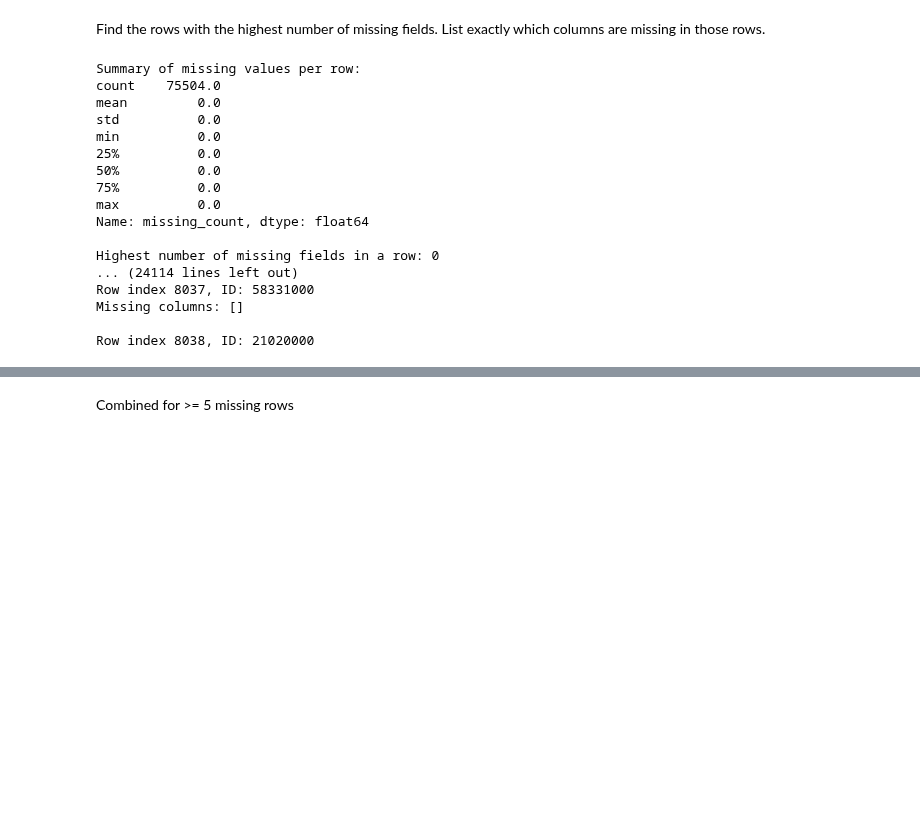
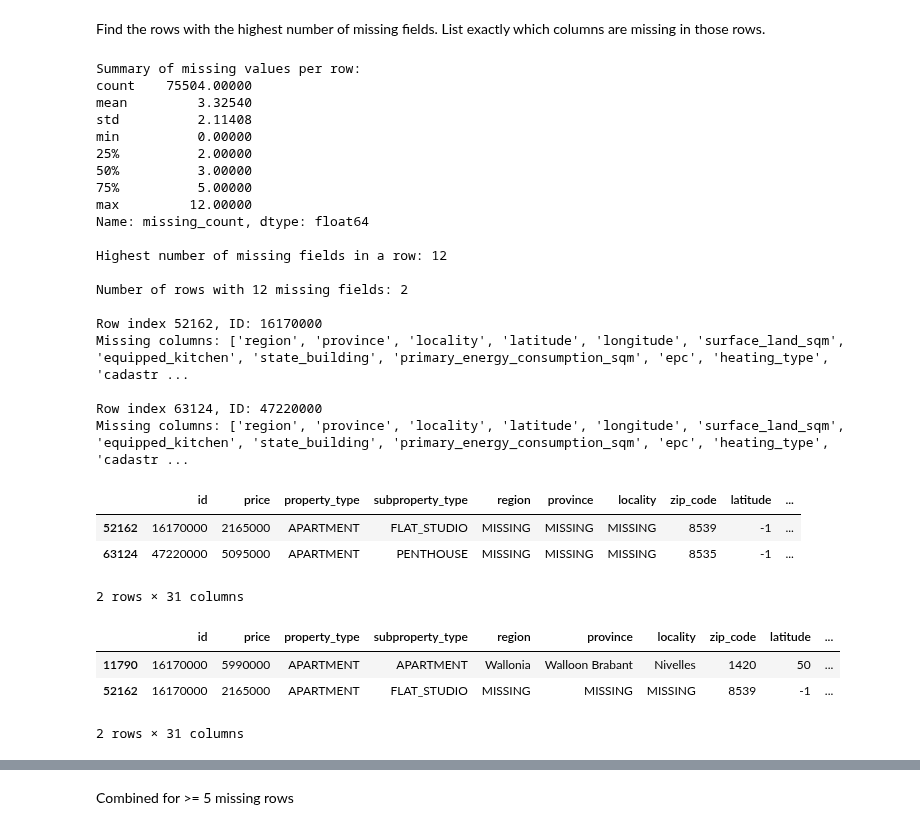
Before and after one commit to Lalovan/Real-estate-price-prediction-Data-analysis, a Jupyter notebook: Kristin/analysis_brainstorming_-1.ipynb, the cells around one changed output, grey strips where cells are left out. Drawn from its saved outputs; the diff is of its cells as text; code cells hidden in the pictures; blank space fills up the shorter version.

```diff
--- a/Kristin/analysis_brainstorming_-1.ipynb
+++ b/Kristin/analysis_brainstorming_-1.ipynb
@@ -8,12 +8,16 @@ import pandas as pd
 file_path = '../Kristin/cleaned_properties_-1.csv'
 df = pd.read_csv(file_path)
 
-# Define a function to detect missing values: NaN or -1
+# Define missing: NaN, -1, or 'MISSING' string (case-insensitive)
 def is_missing(x):
-    return pd.isna(x) or x == -1
+    if pd.isna(x) or x == -1:
+        return True
+    if isinstance(x, str) and x.strip().upper() == 'MISSING':
+        return True
+    return False
 
-# Count missing values per row
-df['missing_count'] = df.applymap(is_missing).sum(axis=1)
+# Apply to all cells
+df['missing_count'] = df.astype(object).apply(lambda row: row.map(is_missing).sum(), axis=1)
 
 # Display first few rows with missing count
 print(df[['id', 'missing_count']].head(10))
@@ -22,8 +26,10 @@ print(df[['id', 'missing_count']].head(10))
 print("\nSummary of missing values per row:")
 print(df['missing_count'].describe())
 
-# Example: rows with more than 10 missing fields
+# Rows with more than 10 missing fields
 num_sparse_rows = (df['missing_count'] > 10).sum()
 print(f"\nRows with more than 10 missing fields: {num_sparse_rows}")
+num_sparse_rows = (df['missing_count'] > 5).sum()
+print(f"\nRows with more than 5 missing fields: {num_sparse_rows}")
 # %% [output]
          id  missing_count
@@ -53,50 +59,70 @@ import pandas as pd
 file_path = '../Kristin/cleaned_properties_-1.csv'
 df = pd.read_csv(file_path)
 
-# Count missing (NaN) values per row
-df['missing_count'] = df.isna().sum(axis=1)
+# Define missing: NaN, -1, or 'MISSING' string (case-insensitive)
+def is_missing(x):
+    if pd.isna(x) or x == -1:
+        return True
+    if isinstance(x, str) and x.strip().upper() == 'MISSING':
+        return True
+    return False
+
+# Count missing values per row
+df['missing_count'] = df.astype(object).apply(lambda row: row.map(is_missing).sum(), axis=1)
 
 # Show basic stats
 print("Summary of missing values per row:")
 print(df['missing_count'].describe())
 
 # Find the maximum number of missing fields
 max_missing = df['missing_count'].max()
 print(f"\nHighest number of missing fields in a row: {max_missing}")
 
 # Get all rows that have this maximum number
 most_missing_rows = df[df['missing_count'] == max_missing]
 
 print(f"\nNumber of rows with {max_missing} missing fields: {len(most_missing_rows)}")
 
 # Show which columns are missing for these rows
 for idx, row in most_missing_rows.iterrows():
-    missing_cols = row[row.isna()].index.tolist()
+    missing_cols = [col for col in row.index if is_missing(row[col])]
     print(f"\nRow index {idx}, ID: {row.get('id', 'N/A')}")
     print("Missing columns:", missing_cols)
 
 # Optionally, display first few for inspection
 display(most_missing_rows.head())
 
-df[df["id"] == 16170000]
+# Example: filter a specific ID
+display(df[df["id"] == 16170000])
 # %% [output]
 Summary of missing values per row:
-count    75504.0
-mean         0.0
-std          0.0
-min          0.0
-25%          0.0
-50%          0.0
-75%          0.0
-max          0.0
+count    75504.00000
+mean         3.32540
+std          2.11408
+min          0.00000
+25%          2.00000
+50%          3.00000
+75%          5.00000
+max         12.00000
 Name: missing_count, dtype: float64
 
-Highest number of missing fields in a row: 0
-... (24114 lines left out)
-Row index 8037, ID: 58331000
-Missing columns: []
+Highest number of missing fields in a row: 12
 
-Row index 8038, ID: 21020000
+Number of rows with 12 missing fields: 2
+
+Row index 52162, ID: 16170000
+Missing columns: ['region', 'province', 'locality', 'latitude', 'longitude', 'surface_land_sqm', 'equipped_kitchen', 'state_building', 'primary_energy_consumption_sqm', 'epc', 'heating_type', 'cadastr ...
+
+Row index 63124, ID: 47220000
+Missing columns: ['region', 'province', 'locality', 'latitude', 'longitude', 'surface_land_sqm', 'equipped_kitchen', 'state_building', 'primary_energy_consumption_sqm', 'epc', 'heating_type', 'cadastr ...
+|  | id | price | property_type | subproperty_type | region | province | locality | zip_code | latitude | ... |
+| 52162 | 16170000 | 2165000 | APARTMENT | FLAT_STUDIO | MISSING | MISSING | MISSING | 8539 | -1 | ... |
+| 63124 | 47220000 | 5095000 | APARTMENT | PENTHOUSE | MISSING | MISSING | MISSING | 8535 | -1 | ... |
+2 rows × 31 columns
+|  | id | price | property_type | subproperty_type | region | province | locality | zip_code | latitude | ... |
+| 11790 | 16170000 | 5990000 | APARTMENT | APARTMENT | Wallonia | Walloon Brabant | Nivelles | 1420 | 50 | ... |
+| 52162 | 16170000 | 2165000 | APARTMENT | FLAT_STUDIO | MISSING | MISSING | MISSING | 8539 | -1 | ... |
+2 rows × 31 columns
 # %%
 import pandas as pd
 
```
Also changed, not shown: parts of 27 cells of this notebook, 10 other files.
